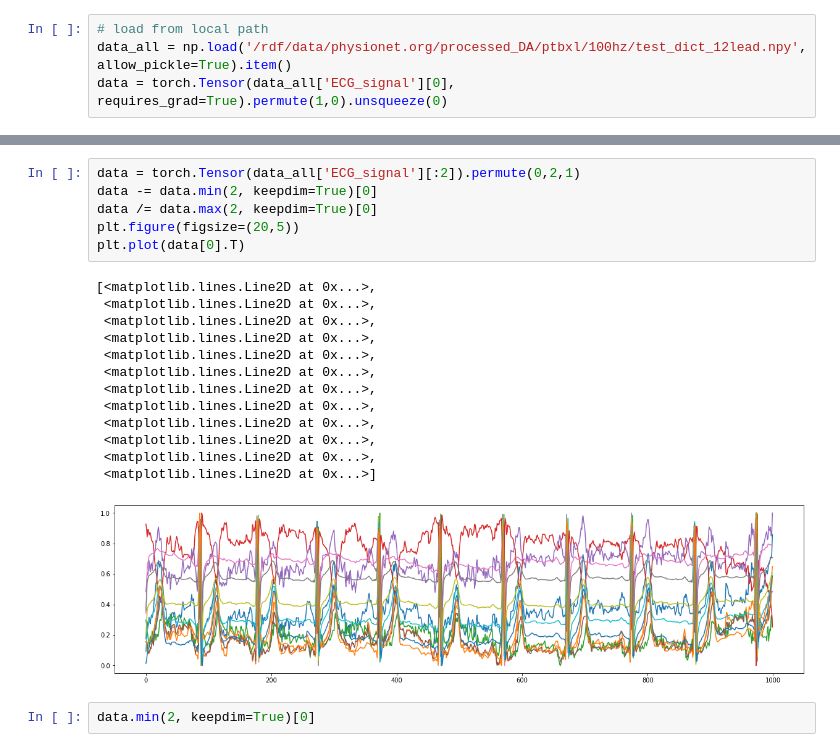
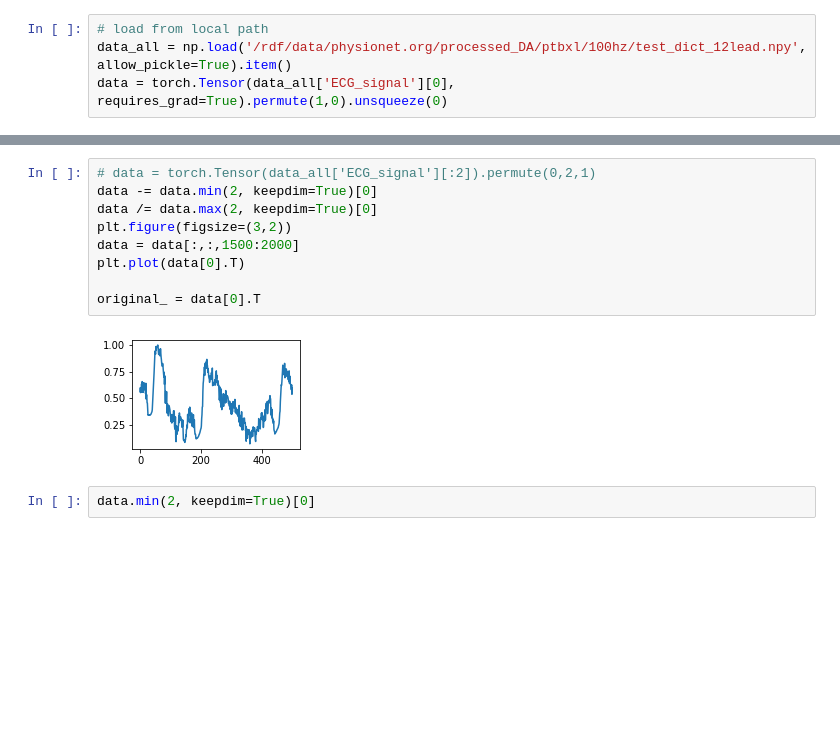
Before and after one commit to comp-well-org/LEAVES, a Jupyter notebook: torch_data_augmentation.ipynb, the cells around one changed output, grey strips where cells are left out. Drawn from its saved outputs; the diff is of its cells as text; blank space fills up the shorter version.

```diff
--- a/torch_data_augmentation.ipynb
+++ b/torch_data_augmentation.ipynb
@@ -63,23 +59,14 @@ plt.plot(data[0].T)
 # %%
-data = torch.Tensor(data_all['ECG_signal'][:2]).permute(0,2,1)
+# data = torch.Tensor(data_all['ECG_signal'][:2]).permute(0,2,1)
 data -= data.min(2, keepdim=True)[0]
 data /= data.max(2, keepdim=True)[0]
-plt.figure(figsize=(20,5))
+plt.figure(figsize=(3,2))
+data = data[:,:,1500:2000]
 plt.plot(data[0].T)
+
+original_ = data[0].T
 # %% [output]
-[<matplotlib.lines.Line2D at 0x...>,
- <matplotlib.lines.Line2D at 0x...>,
- <matplotlib.lines.Line2D at 0x...>,
- <matplotlib.lines.Line2D at 0x...>,
- <matplotlib.lines.Line2D at 0x...>,
- <matplotlib.lines.Line2D at 0x...>,
- <matplotlib.lines.Line2D at 0x...>,
- <matplotlib.lines.Line2D at 0x...>,
- <matplotlib.lines.Line2D at 0x...>,
- <matplotlib.lines.Line2D at 0x...>,
- <matplotlib.lines.Line2D at 0x...>,
- <matplotlib.lines.Line2D at 0x...>]
-[figure, old version]
+[figure, new version]
 # %%
 data.min(2, keepdim=True)[0]
 # %% [output]
```
Also changed, not shown: parts of 37 cells of this notebook, 6 other files.
